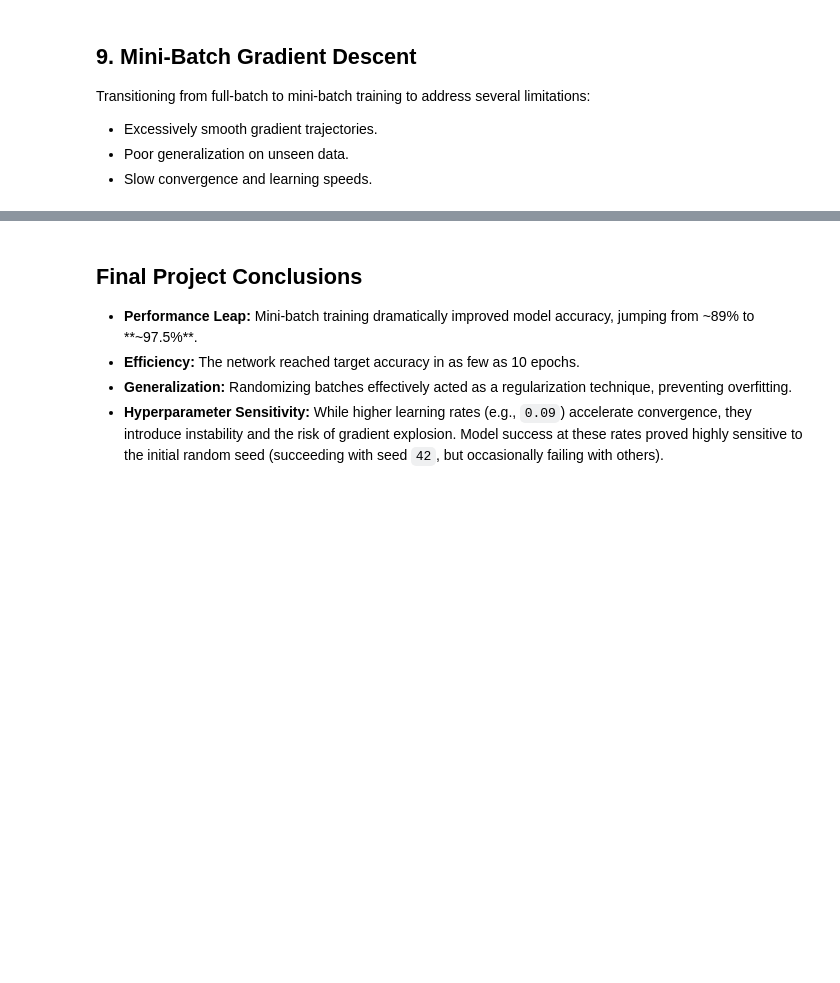
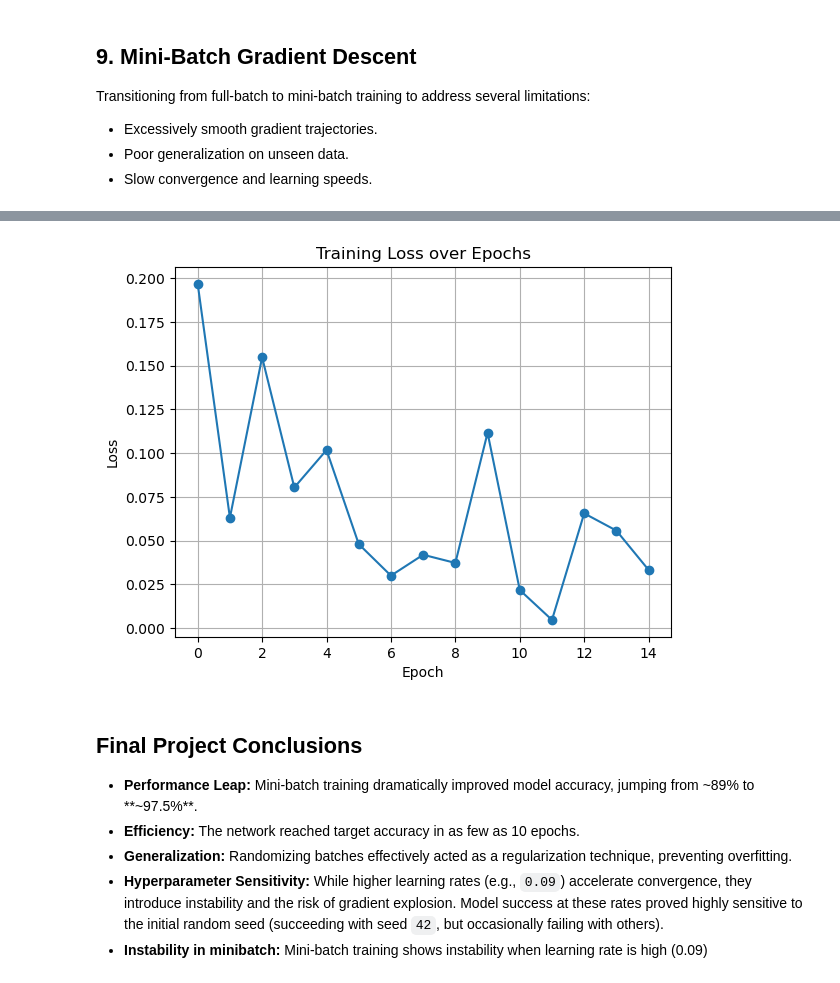
Before and after one commit to ritvik-verma/mlp-project, a Jupyter notebook: MLP.ipynb, the cells around one changed output, grey strips where cells are left out. Cells and saved outputs as stored; diff of their text form; code cells hidden in the pictures; blank space fills up the shorter version.

```diff
--- a/MLP.ipynb
+++ b/MLP.ipynb
@@ -35,6 +35,8 @@ x_train, y_train = preprocess_data(train_data)
 x_val, y_val = preprocess_data(val_data)
 x_test, y_test = preprocess_data(test_data_raw)
 
+n = x_train.shape[0]
+
 # 4. One-Hot Encode Training Labels
 y_test_ohe = np.zeros((y_test.shape[0],10))
 y_test_ohe[np.arange(y_test.shape[0]),y_test] =1
@@ -466,18 +456,15 @@ Executing multiple forward and backward passes over the entire dataset to iterat
 # Combining forward pass, backward pass, and gradient descent into a single training step function
 def train_step (batch_data = None, label_data = None, data_ohe = None, learning_rate = 0.01):
 
-    predictions, fc1_output, Activation_output_1, fc2_output, Activation_output_2 = forward_pass()
+    predictions, fc1_output, Activation_output_1, fc2_output, Activation_output_2 = forward_pass(batch_data)
 
     gradient( batch_data, fc1_output, Activation_output_1, fc2_output, Activation_output_2, predictions, data_ohe)
 
     gradient_decent (learning_rate)
 
-    Loss = np.mean(cross_entropy( predictions, y_train_ohe))
     Loss = np.mean(cross_entropy( predictions, data_ohe))
-    predicted_labels = np.argmax(predictions, axis = 1 )
 
-
-    Acc = accuracy(predictions, label_data)
+    Acc = accuracy('val')
 
     return Loss, Acc
 
@@ -485,6 +472,7 @@ def train_step (batch_data = None, label_data = None, data_ohe = None, learning_
 # Training loop with step learning rate
 
 initialize_parameters()
+
 for epoch in range(200):
 
     if epoch < 7:
@@ -510,5 +498,5 @@ for epoch in range(200):
 
     Loss, Acc = train_step (x_train, y_train, y_train_ohe, learning_rate)
 
-    print(f"Epoch {epoch}: Loss={Loss}, Accuracy={Acc}")
+    print(f"Epoch {epoch}: Loss={Loss}, Accuracy on training data={accuracy('train')}, Accuracy on validation data={Acc}")
 # %% [output]
@@ -544,6 +518,8 @@ Transitioning from full-batch to mini-batch training to address several limitati
 batch_size = 60
 
 initialize_parameters()
+
+training_loss_history = {}
 
 for epoch in range(15):
 
@@ -562,15 +538,11 @@ for epoch in range(15):
         y_train_ohe_batch = y_perm_ohe[i:i+batch_size,:]
 
 
-        learning_rate = 0.09
+        learning_rate = 0.065
 
         loss, acc = train_step (x_batch, y_batch, y_train_ohe_batch, learning_rate)
 
-    Loss = np.mean( loss_calculation())
+    training_loss_history[epoch] = accuracy('val')
 
-    Train_Acc = Accuracy("train")
-
-    Val_Acc = Accuracy("val")
-
-    print(f"Epoch = {epoch+1}: Loss = {Loss}, Accuracy on training data = {Train_Acc}, Accuracy on Validation data = {Val_Acc}")
+    print(f"Epoch = {epoch+1}: Loss = {loss}, Accuracy on training data = {accuracy('train')}, Accuracy on Validation data = {accuracy('val')}")
 # %% [output]
@@ -592,3 +550,14 @@ Epoch = 15: Loss = 0.015331040634642312, Accuracy on training data = 0.995683333
+# %%
+from scipy.interpolate import make_interp_spline
+
+plt.plot(list(training_loss_history.keys()), list(training_loss_history.values()), marker='o')
+plt.title('Training Loss over Epochs')
+plt.xlabel('Epoch')
+plt.ylabel('Loss')
+plt.grid()
+plt.show()
+# %% [output]
+[figure, added]
 # %% [markdown]
 ## Final Project Conclusions
 
@@ -596,3 +565,4 @@ Epoch = 15: Loss = 0.015331040634642312, Accuracy on training data = 0.995683333
 * **Efficiency:** The network reached target accuracy in as few as 10 epochs.
 * **Generalization:** Randomizing batches effectively acted as a regularization technique, preventing overfitting.
 * **Hyperparameter Sensitivity:** While higher learning rates (e.g., `0.09`) accelerate convergence, they introduce instability and the risk of gradient explosion. Model success at these rates proved highly sensitive to the initial random seed (succeeding with seed `42`, but occasionally failing with others).
+* **Instability in minibatch:** Mini-batch training shows instability when learning rate is high (0.09)
```
Also changed, not shown: parts of 6 cells of this notebook.
